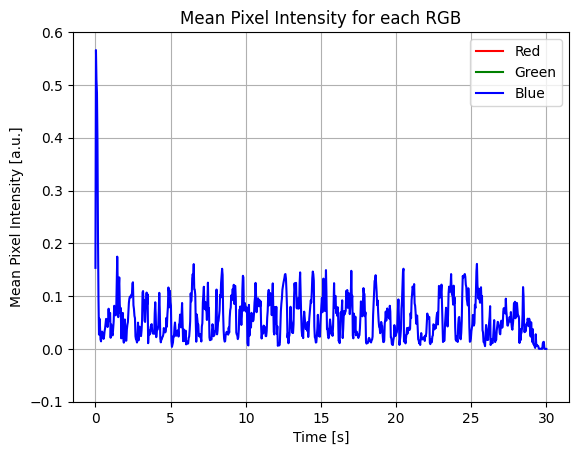
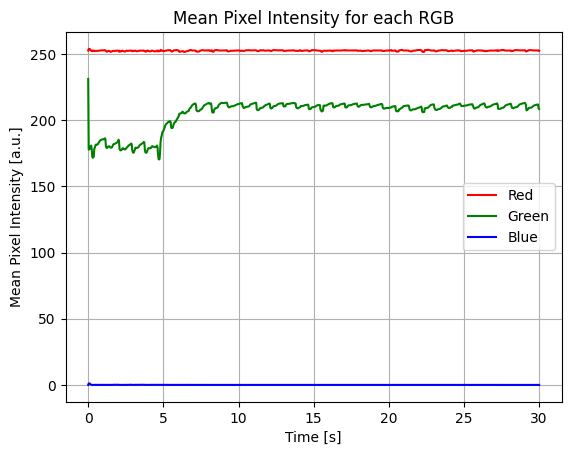
Unified diff of the notebook cell whose output changed from the first chart to the second:
--- before
+++ after
@@ -5,5 +5,5 @@
 plt.xlabel("Time [s]")
 plt.ylabel("Mean Pixel Intensity [a.u.]")
-plt.ylim(-0.1,0.6)
+#plt.ylim(-0.1,0.6)
 plt.legend()
 plt.grid(True)

Commit: fixed mean and var code